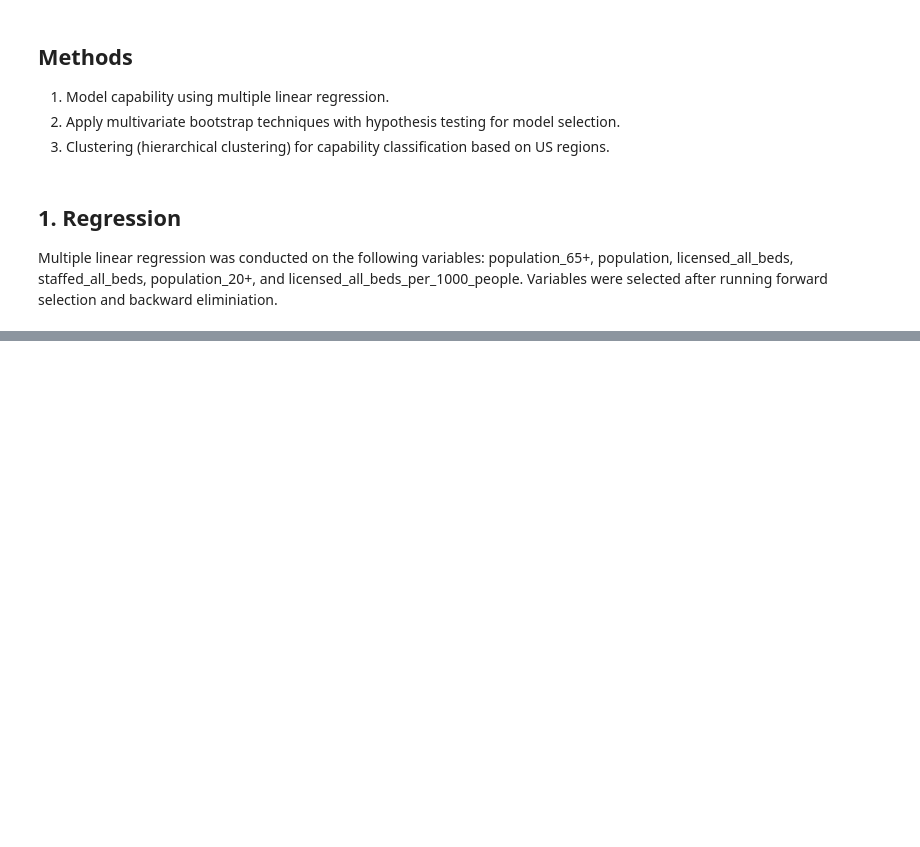
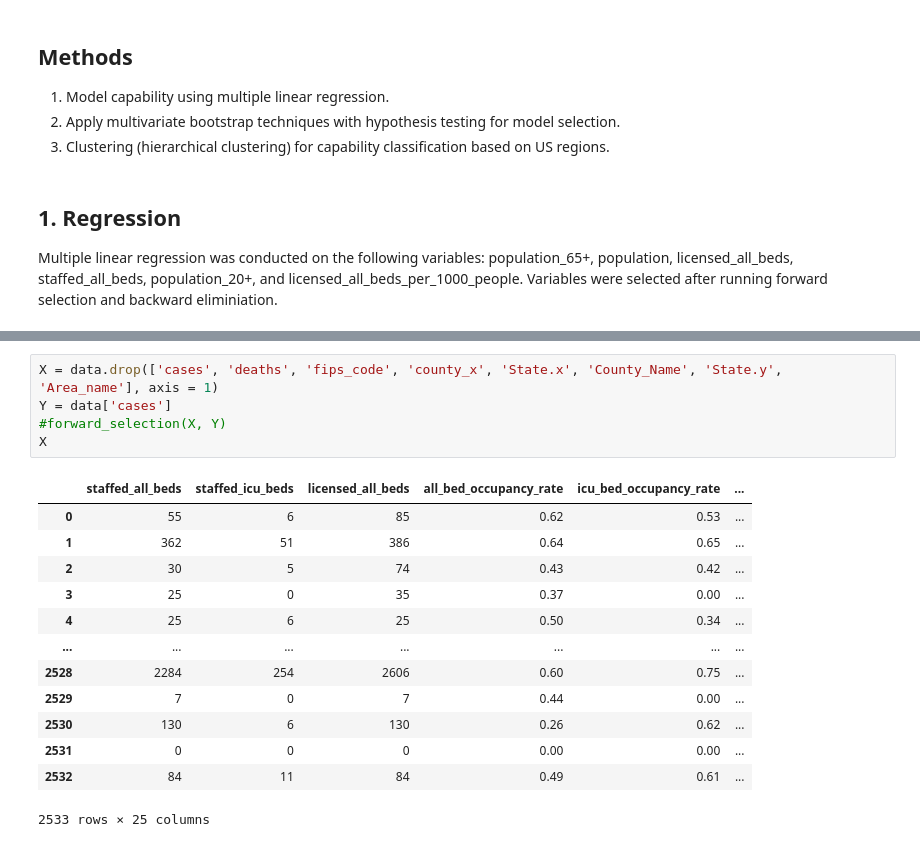
Before and after one commit to tiffttu/BINF_final, a Jupyter notebook: Report.ipynb, the cells around one changed output, grey strips where cells are left out. Saved outputs shown, nothing was run; the diff lists cells and outputs as text; blank space fills up the shorter version.

Commit message:
update data clean for 4/21/2020

```diff
--- a/Report.ipynb
+++ b/Report.ipynb
@@ -112,0 +129,19 @@ Multiple linear regression was conducted on the following variables: population_
+# %%
+X = data.drop(['cases', 'deaths', 'fips_code', 'county_x', 'State.x', 'County_Name', 'State.y', 'Area_name'], axis = 1)
+Y = data['cases']
+#forward_selection(X, Y)
+X
+# %% [output]
+|  | staffed_all_beds | staffed_icu_beds | licensed_all_beds | all_bed_occupancy_rate | icu_bed_occupancy_rate | ... |
+| 0 | 55 | 6 | 85 | 0.62 | 0.53 | ... |
+| 1 | 362 | 51 | 386 | 0.64 | 0.65 | ... |
+| 2 | 30 | 5 | 74 | 0.43 | 0.42 | ... |
+| 3 | 25 | 0 | 35 | 0.37 | 0.00 | ... |
+| 4 | 25 | 6 | 25 | 0.50 | 0.34 | ... |
+| ... | ... | ... | ... | ... | ... | ... |
+| 2528 | 2284 | 254 | 2606 | 0.60 | 0.75 | ... |
+| 2529 | 7 | 0 | 7 | 0.44 | 0.00 | ... |
+| 2530 | 130 | 6 | 130 | 0.26 | 0.62 | ... |
+| 2531 | 0 | 0 | 0 | 0.00 | 0.00 | ... |
+| 2532 | 84 | 11 | 84 | 0.49 | 0.61 | ... |
+2533 rows × 25 columns
```
Also changed, not shown: parts of 1 cell of this notebook, 3 other files.
